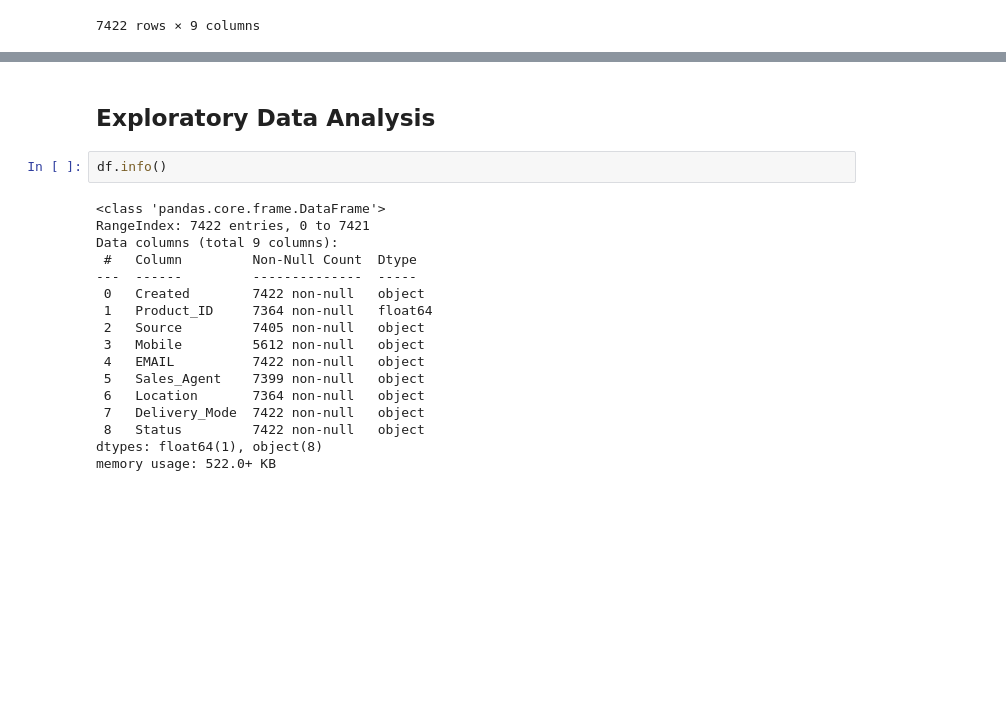
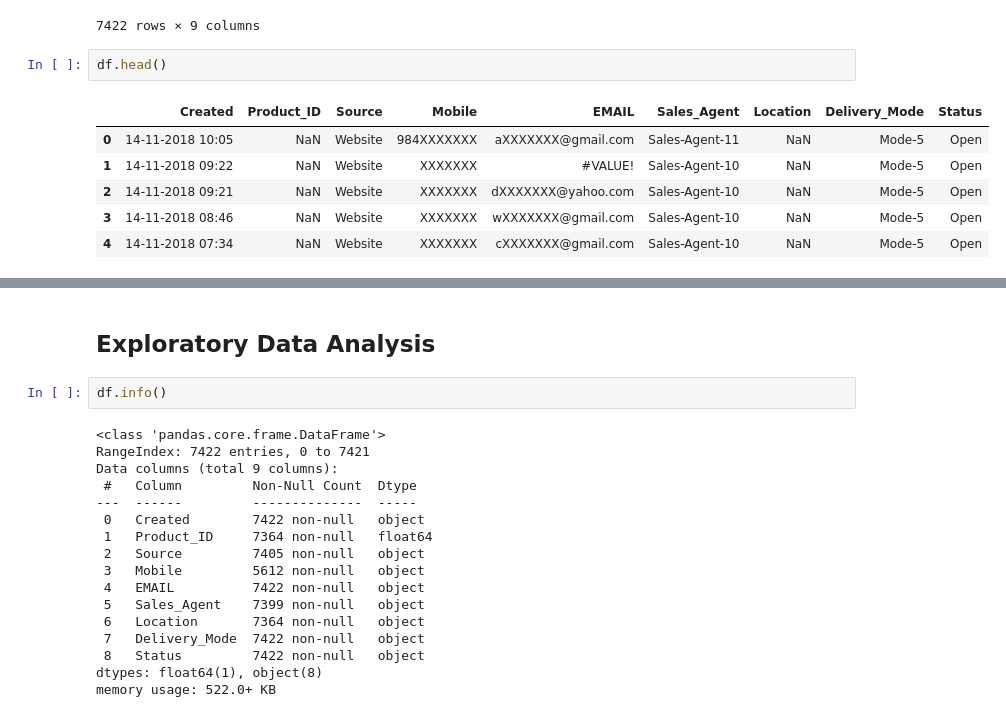
Before and after one commit to sahiljahagirdar/Product_Sales, a Jupyter notebook: Lead_Predict.ipynb, the cells around one changed output, grey strips where cells are left out. Cells and saved outputs as stored; diff of their text form; blank space fills up the shorter version.

```diff
--- a/Lead_Predict.ipynb
+++ b/Lead_Predict.ipynb
@@ -22,3 +22,12 @@ df
 | 7420 | 28-04-2018 08:04 | 21.0 | CRM form | NaN | YXXXXXXX@gmail.com | Sales-Agent-4 | Other Locations | Mode-1 | Just Enquiry |
 | 7421 | 28-04-2018 07:54 | 25.0 | Website | NaN | cXXXXXXX@gmail.com | Sales-Agent-3 | Chennai | Mode-1 | CONVERTED |
 7422 rows × 9 columns
+# %%
+df.head()
+# %% [output]
+|  | Created | Product_ID | Source | Mobile | EMAIL | Sales_Agent | Location | Delivery_Mode | Status |
+| 0 | 14-11-2018 10:05 | NaN | Website | 984XXXXXXX | aXXXXXXX@gmail.com | Sales-Agent-11 | NaN | Mode-5 | Open |
+| 1 | 14-11-2018 09:22 | NaN | Website | XXXXXXX | #VALUE! | Sales-Agent-10 | NaN | Mode-5 | Open |
+| 2 | 14-11-2018 09:21 | NaN | Website | XXXXXXX | dXXXXXXX@yahoo.com | Sales-Agent-10 | NaN | Mode-5 | Open |
+| 3 | 14-11-2018 08:46 | NaN | Website | XXXXXXX | wXXXXXXX@gmail.com | Sales-Agent-10 | NaN | Mode-5 | Open |
+| 4 | 14-11-2018 07:34 | NaN | Website | XXXXXXX | cXXXXXXX@gmail.com | Sales-Agent-10 | NaN | Mode-5 | Open |
```
Also changed, not shown: parts of 8 cells of this notebook.
